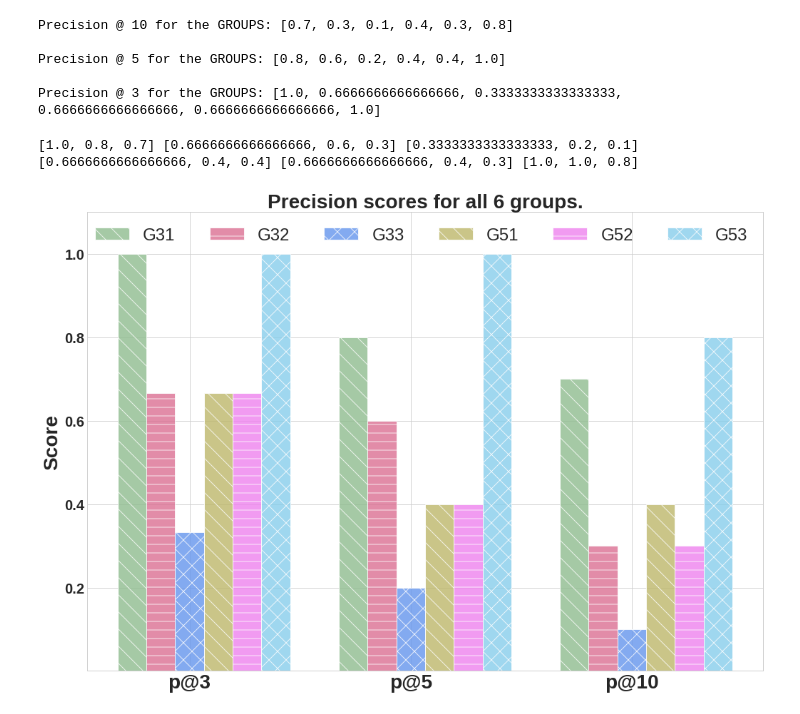
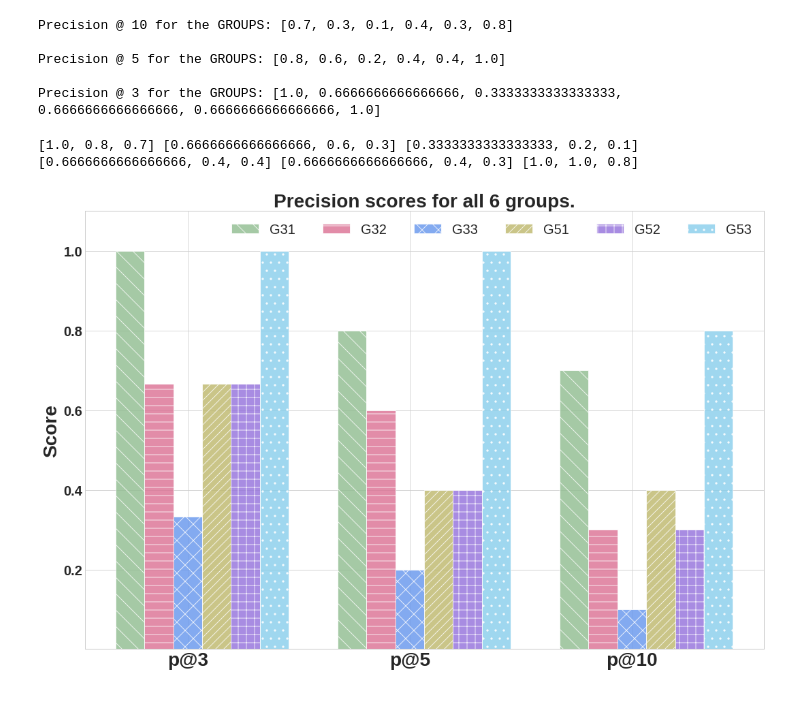
Before and after one commit to amandachagas/surprise-test, a Jupyter notebook: notebooks/Online Experiment Results.ipynb, the cells around one changed output. Cells and saved outputs as stored; diff of their text form; code cells hidden in the pictures.

Commit message:
Fixing precision graph legends

```diff
--- a/notebooks/Online Experiment Results.ipynb
+++ b/notebooks/Online Experiment Results.ipynb
@@ -364,35 +364,35 @@ precision_g_53 = [groups_p_at_3[5], groups_p_at_5[5], groups_p_at_10[5]]
 
 print(precision_g_31, precision_g_32, precision_g_33, precision_g_51, precision_g_52, precision_g_53)
 
 # create plot
 fig, ax = plt.subplots()
 index = np.arange(n)
 bar_width = 0.13
 opacity = 0.8
 
 line1 = plt.bar(index, precision_g_31, bar_width, alpha=opacity, color='darkseagreen', label='G31', hatch="\\", edgecolor='white')
 line2 = plt.bar(index + bar_width, precision_g_32, bar_width, alpha=opacity, color='palevioletred',  label='G32', hatch="-", edgecolor='white')
 line3 = plt.bar(index + bar_width + bar_width, precision_g_33, bar_width, alpha=opacity, color='cornflowerblue', label='G33', hatch="x", edgecolor='white')
-line4 = plt.bar(index + bar_width + bar_width + bar_width, precision_g_51, bar_width, alpha=opacity, color='darkkhaki', label='G51', hatch="\\", edgecolor='white')
-line5 = plt.bar(index + bar_width + bar_width + bar_width + bar_width, precision_g_52, bar_width, alpha=opacity, color='violet', label='G52', hatch="-", edgecolor='white')
-line6 = plt.bar(index + bar_width + bar_width + bar_width + bar_width + bar_width, precision_g_53, bar_width, alpha=opacity, color='skyblue', label='G53', hatch="x", edgecolor='white')
+line4 = plt.bar(index + bar_width + bar_width + bar_width, precision_g_51, bar_width, alpha=opacity, color='darkkhaki', label='G51', hatch="//", edgecolor='white')
+line5 = plt.bar(index + bar_width + bar_width + bar_width + bar_width, precision_g_52, bar_width, alpha=opacity, color='mediumpurple', label='G52', hatch="+", edgecolor='white')
+line6 = plt.bar(index + bar_width + bar_width + bar_width + bar_width + bar_width, precision_g_53, bar_width, alpha=opacity, color='skyblue', label='G53', hatch=".", edgecolor='white')
 
 
 # plt.xlabel('Precision@', fontweight="bold", fontsize=28)
 plt.ylabel('Score', fontweight="bold", fontsize=28)
 plt.title('Precision scores for all 6 groups.', fontweight="bold", fontsize=28)
 plt.xticks(index + bar_width + bar_width, ('p@3', 'p@5', 'p@10'), fontweight="bold", fontsize=28)
 plt.yticks(fontweight="bold", fontsize=20)
 
-plt.legend(fontsize=24, ncol=6)
+plt.legend(fontsize=20, ncol=6)
 
 axes = plt.gca()
 # axes.set_xlim([xmin,xmax])
 axes.set_ylim([0.001,1.1])
 
 plt.savefig('pecrision_scores_prop_apprch_all_groups.png', transparent=True)
 plt.tight_layout()
 plt.show()
 # %% [output]
 [1.0, 0.8, 0.7] [0.6666666666666666, 0.6, 0.3] [0.3333333333333333, 0.2, 0.1] [0.6666666666666666, 0.4, 0.4] [0.6666666666666666, 0.4, 0.3] [1.0, 1.0, 0.8]
-[figure, old version]
+[figure, new version]
```
Also changed, not shown: 1 other file.
